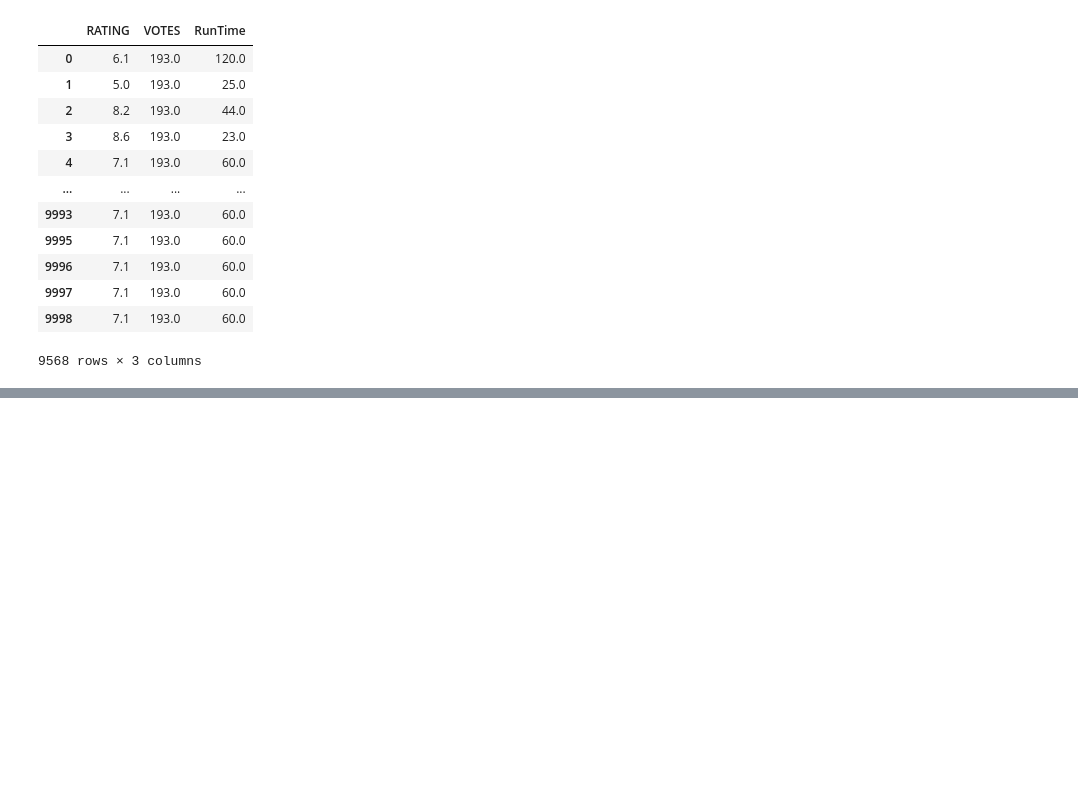
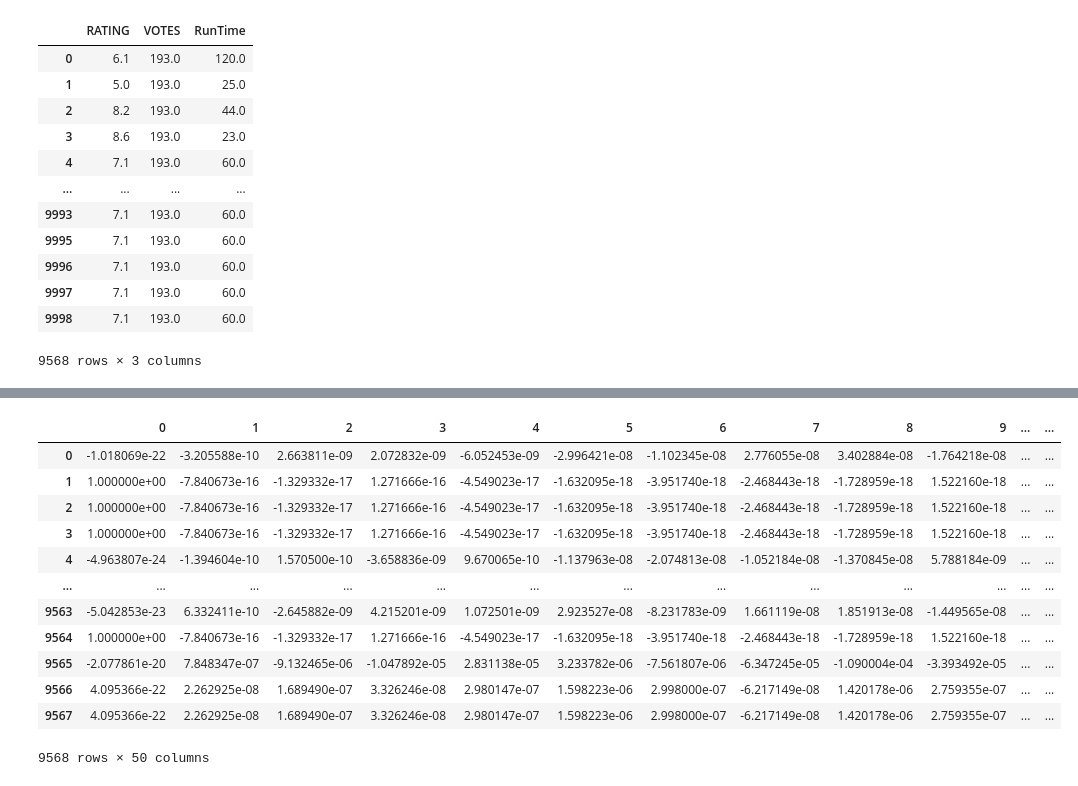
Before and after one commit to Manikanta-Peumalla1/DS_Stack, a Jupyter notebook: Data_Pre-Processing/processing-1.ipynb, the cells around one changed output, grey strips where cells are left out. Cells and saved outputs as stored; diff of their text form; code cells hidden in the pictures; blank space fills up the shorter version.

```diff
--- a/Data_Pre-Processing/processing-1.ipynb
+++ b/Data_Pre-Processing/processing-1.ipynb
@@ -252,0 +350,5 @@ outlier(df=df_num)
+# %%
+df_cat['Director']=df_cat['Director'].apply(lambda s: [t.strip() for t in s.split(',')])
+# %%
+df_cat['Stars']=df_cat['Stars'].apply(lambda s: [t.strip() for t in s.split(',')])
+df_cat
@@ -252,0 +391,8 @@ outlier(df=df_num)
+# %%
+from sklearn.preprocessing import MultiLabelBinarizer
+
+MB=MultiLabelBinarizer()
+director_feats=MB.fit_transform(df_cat['Director'])
+director_feats_names=['Director_'+t for t in MB.classes_]
+dfirector_df=pd.DataFrame(director_feats,columns=director_feats_names,index=df_cat.index)
+dfirector_df
@@ -252,0 +435,22 @@ outlier(df=df_num)
+# %%
+from sklearn.decomposition import TruncatedSVD
+
+ts=TruncatedSVD(n_components=50)
+directors_final=ts.fit_transform(dfirector_df)
+directors_final=pd.DataFrame(directors_final)
+# %%
+directors_final
+# %% [output]
+|  | 0 | 1 | 2 | 3 | 4 | 5 | 6 | 7 | 8 | 9 | ... | ... |
+| 0 | -1.018069e-22 | -3.205588e-10 | 2.663811e-09 | 2.072832e-09 | -6.052453e-09 | -2.996421e-08 | -1.102345e-08 | 2.776055e-08 | 3.402884e-08 | -1.764218e-08 | ... | ... |
+| 1 | 1.000000e+00 | -7.840673e-16 | -1.329332e-17 | 1.271666e-16 | -4.549023e-17 | -1.632095e-18 | -3.951740e-18 | -2.468443e-18 | -1.728959e-18 | 1.522160e-18 | ... | ... |
+| 2 | 1.000000e+00 | -7.840673e-16 | -1.329332e-17 | 1.271666e-16 | -4.549023e-17 | -1.632095e-18 | -3.951740e-18 | -2.468443e-18 | -1.728959e-18 | 1.522160e-18 | ... | ... |
+| 3 | 1.000000e+00 | -7.840673e-16 | -1.329332e-17 | 1.271666e-16 | -4.549023e-17 | -1.632095e-18 | -3.951740e-18 | -2.468443e-18 | -1.728959e-18 | 1.522160e-18 | ... | ... |
+| 4 | -4.963807e-24 | -1.394604e-10 | 1.570500e-10 | -3.658836e-09 | 9.670065e-10 | -1.137963e-08 | -2.074813e-08 | -1.052184e-08 | -1.370845e-08 | 5.788184e-09 | ... | ... |
+| ... | ... | ... | ... | ... | ... | ... | ... | ... | ... | ... | ... | ... |
+| 9563 | -5.042853e-23 | 6.332411e-10 | -2.645882e-09 | 4.215201e-09 | 1.072501e-09 | 2.923527e-08 | -8.231783e-09 | 1.661119e-08 | 1.851913e-08 | -1.449565e-08 | ... | ... |
+| 9564 | 1.000000e+00 | -7.840673e-16 | -1.329332e-17 | 1.271666e-16 | -4.549023e-17 | -1.632095e-18 | -3.951740e-18 | -2.468443e-18 | -1.728959e-18 | 1.522160e-18 | ... | ... |
+| 9565 | -2.077861e-20 | 7.848347e-07 | -9.132465e-06 | -1.047892e-05 | 2.831138e-05 | 3.233782e-06 | -7.561807e-06 | -6.347245e-05 | -1.090004e-04 | -3.393492e-05 | ... | ... |
+| 9566 | 4.095366e-22 | 2.262925e-08 | 1.689490e-07 | 3.326246e-08 | 2.980147e-07 | 1.598223e-06 | 2.998000e-07 | -6.217149e-08 | 1.420178e-06 | 2.759355e-07 | ... | ... |
+| 9567 | 4.095366e-22 | 2.262925e-08 | 1.689490e-07 | 3.326246e-08 | 2.980147e-07 | 1.598223e-06 | 2.998000e-07 | -6.217149e-08 | 1.420178e-06 | 2.759355e-07 | ... | ... |
+9568 rows × 50 columns
```
Also changed, not shown: parts of 25 cells of this notebook.
